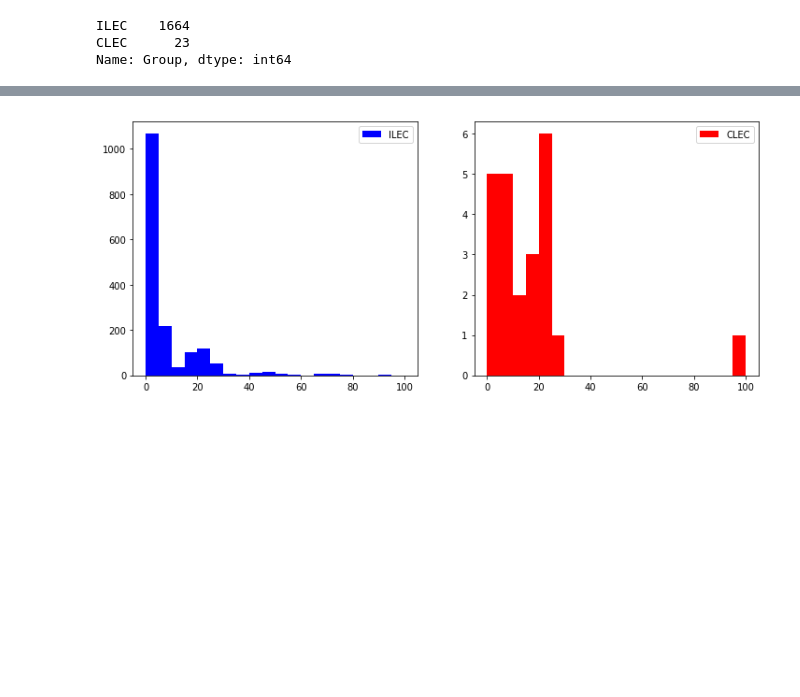
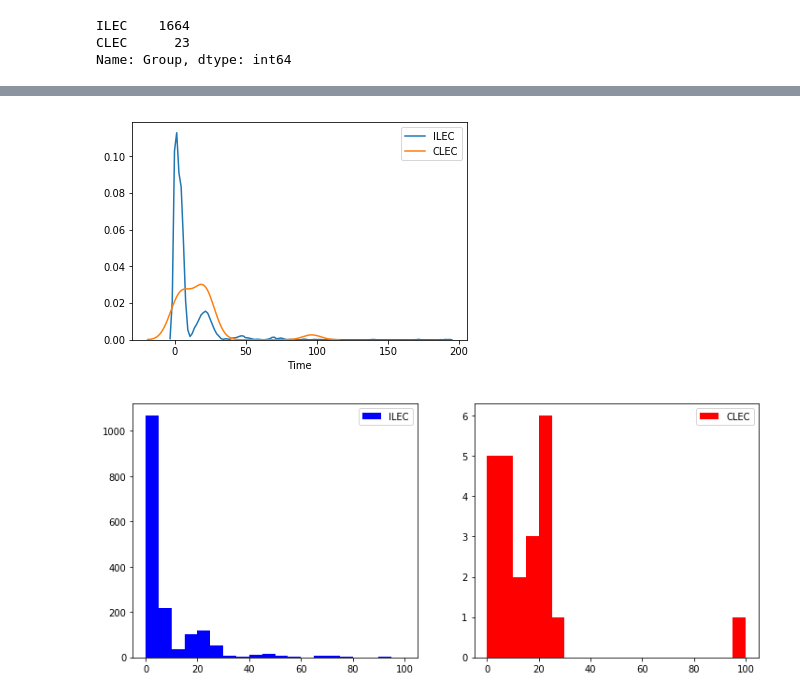
Before and after one commit to armavox/mldaspec, a Jupyter notebook: course4/notebooks/_stat.bootstrap_intervals.ipynb, the cells around one changed output, grey strips where cells are left out. Cells and saved outputs as stored; diff of their text form; code cells hidden in the pictures; blank space fills up the shorter version.

```diff
--- a/course4/notebooks/_stat.bootstrap_intervals.ipynb
+++ b/course4/notebooks/_stat.bootstrap_intervals.ipynb
@@ -38,3 +44,11 @@ Name: Group, dtype: int64
+# %%
+#pyplot.subplot(211)
+seaborn.distplot(data[data['Group'] == 'ILEC'].Time, hist=False, label='ILEC');
+#pyplot.subplot(212)
+seaborn.distplot(data[data['Group'] == 'CLEC'].Time, hist=False, label='CLEC')
+pyplot.legend();
+# %% [output]
+[figure, added]
 # %%
 pylab.figure(figsize(12, 5))
 pylab.subplot(1,2,1)
```
Also changed, not shown: parts of 1 cell of this notebook, 18 other files.
